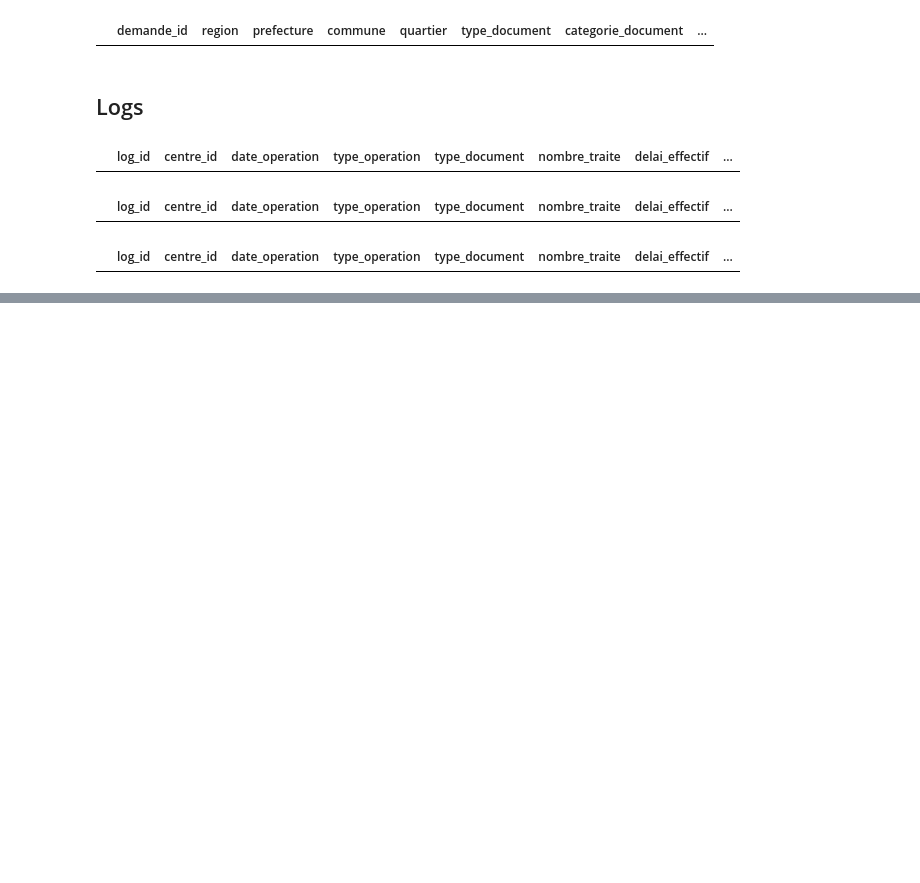
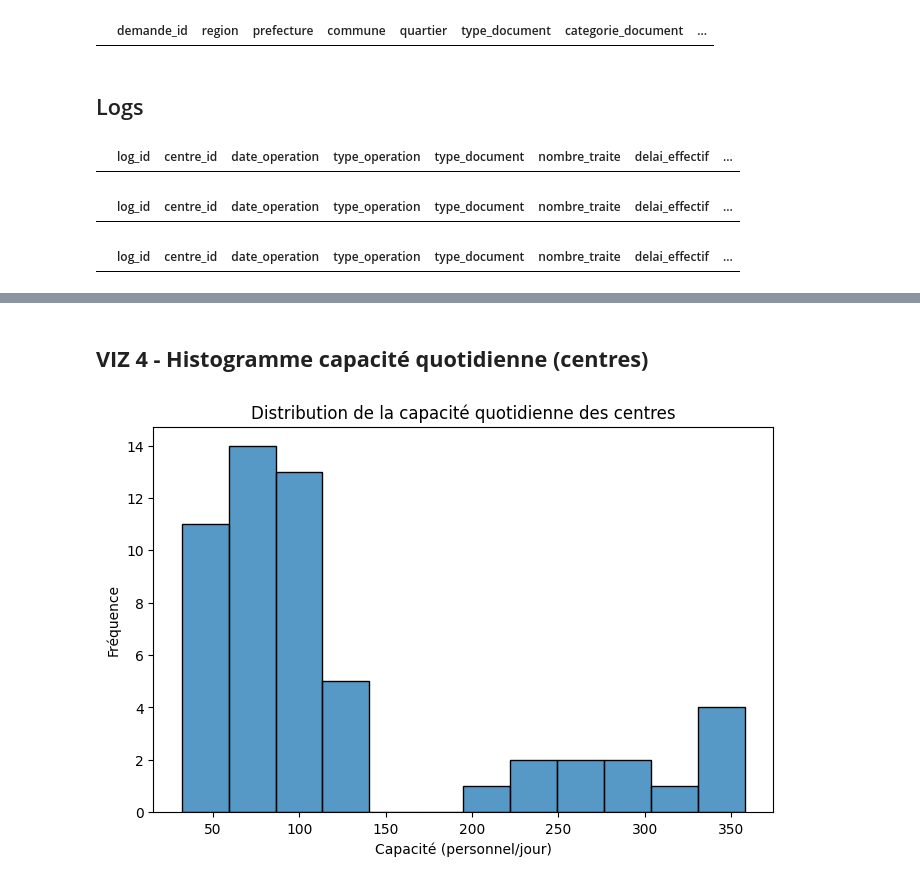
Before and after one commit to jgbedevi/test_technique_analyste, a Jupyter notebook: notebooks/Untitled.ipynb, the cells around one changed output, grey strips where cells are left out. Saved outputs shown, nothing was run; the diff lists cells and outputs as text; code cells hidden in the pictures; blank space fills up the shorter version.

```diff
--- a/notebooks/Untitled.ipynb
+++ b/notebooks/Untitled.ipynb
@@ -1360,0 +1483,11 @@ df_logs[df_logs['nombre_rejete'] < 0]
+# %% [markdown]
+## **VIZ 4 - Histogramme capacité quotidienne (centres)**
+# %%
+plt.figure(figsize=(8,5))
+sns.histplot(df_centres['personnel_capacite_jour'], kde=False)
+plt.title("Distribution de la capacité quotidienne des centres")
+plt.xlabel("Capacité (personnel/jour)")
+plt.ylabel("Fréquence")
+plt.show()
+# %% [output]
+[figure, added]
```
Also changed, not shown: parts of 30 cells of this notebook.
